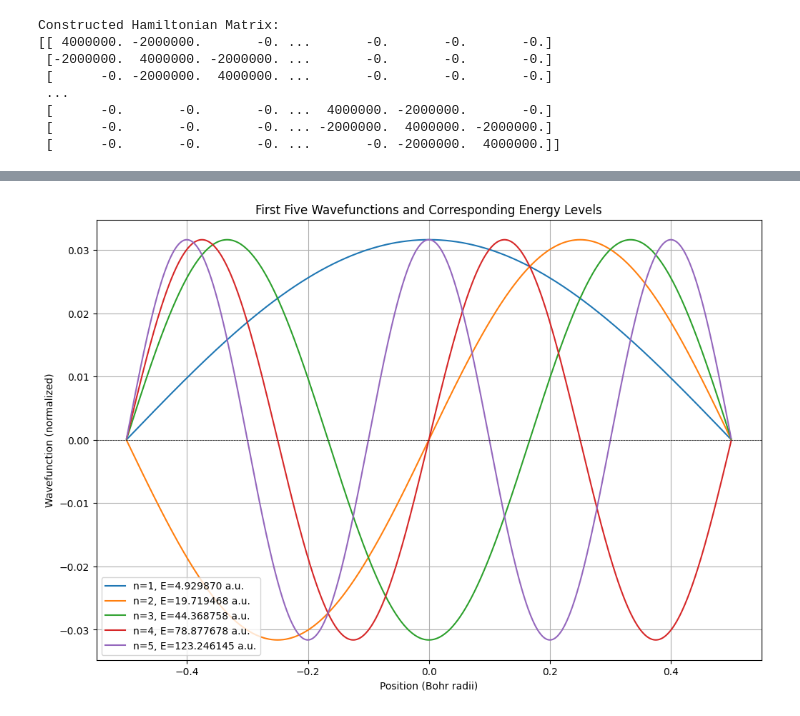
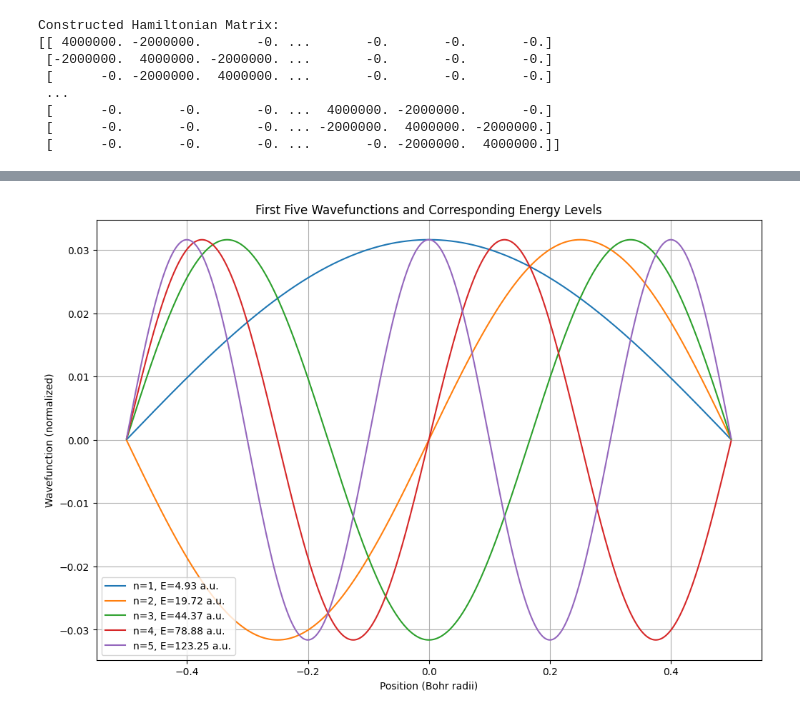
Before and after one commit to HKim-env/comp-prob-solv, a Jupyter notebook: Homework_1_grad.ipynb, the cells around one changed output, grey strips where cells are left out. Saved outputs shown, nothing was run; the diff lists cells and outputs as text; code cells hidden in the pictures.

```diff
--- a/Homework_1_grad.ipynb
+++ b/Homework_1_grad.ipynb
@@ -24,8 +24,8 @@ def construct_laplacian(N, dx):
     """
     Construct the Laplacian matrix using finite difference method.
 
-    :param N: Number of points in the discretized grid.
-    :param dx: Spacing between adjacent points on the grid.
+    : N: Number of points in the discretized grid.
+    : dx: Spacing between adjacent points on the grid.
     :return: Laplacian matrix of size N x N.
     """
     # Coefficient for the Laplacian matrix
@@ -45,7 +45,7 @@ def construct_laplacian(N, dx):
 # Construct the Laplacian matrix
 laplacian_matrix = construct_laplacian(N, dx)
 
-# Print the constructed Laplacian matrix ##################question. do i need to express laplacian as 1/x^2 something?
+# Print the constructed Laplacian matrix
 print("Constructed Laplacian Matrix:")
 print(laplacian_matrix)
 # %% [output]
@@ -97,10 +97,6 @@ def construct_hamiltonian(laplacian):
     hamiltonian = -0.5 * laplacian
     return hamiltonian
 
-# Example usage
-N = 2000  # Number of grid points
-L = 1.0   # Width of the well in atomic units (Bohr radii)
-dx = L / N  # Spacing between adjacent points
 
 # Construct the Laplacian matrix
 laplacian_matrix = construct_laplacian(N, dx)
@@ -204,34 +156,33 @@ Energy level 7: 241.561252 a.u.
 # %%
 import matplotlib.pyplot as plt
 
-def plot_wavefunctions_and_energies(x, energies, wavefunctions, num_wavefunctions=5):
+def plot_wavefunctions_and_energies(x, energies, wavefunctions, num_wavefunctions):
     """
     Plot the first few wavefunctions and their corresponding energy levels.
 
     :x: Discretized spatial grid points.
     :energies: Array of sorted eigenvalues (energy levels).
     :wavefunctions: Array of sorted eigenfunctions (wavefunctions).
     :num_wavefunctions: Number of wavefunctions to plot.
     """
     plt.figure(figsize=(12, 8))
 
     # Plot the first few wavefunctions
     for i in range(num_wavefunctions):
-        plt.plot(x, wavefunctions[:, i], label=f'n={i + 1}, E={energies[i]:.6f} a.u.')
+        plt.plot(x, wavefunctions[:, i], label=f'n={i + 1}, E={energies[i]:.2f} a.u.')
 
     # Label the axes
     plt.xlabel('Position (Bohr radii)')
     plt.ylabel('Wavefunction (normalized)')
     plt.title('First Five Wavefunctions and Corresponding Energy Levels')
-    plt.axhline(0, color='black', linewidth=0.5, linestyle='--')  # Add a line at y=0 for reference
     plt.grid(True)
     plt.legend()
     plt.show()
 
 # Create the spatial grid
 x = np.linspace(-L / 2, L / 2, N)
 
 # Plot the first five wavefunctions and their corresponding energies
 plot_wavefunctions_and_energies(x, first_seven_energies, eigenfunctions, num_wavefunctions=5)
 # %% [output]
-[figure, old version]
+[figure, new version]
```
Also changed, not shown: parts of 1 cell of this notebook, 1 other file.
